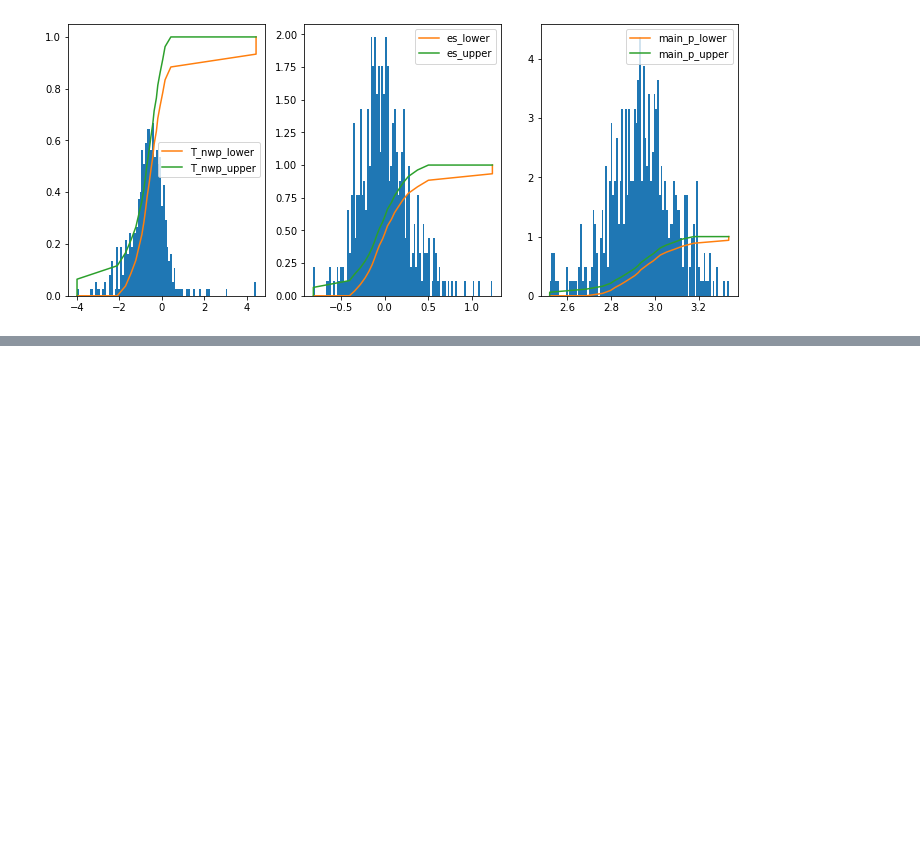
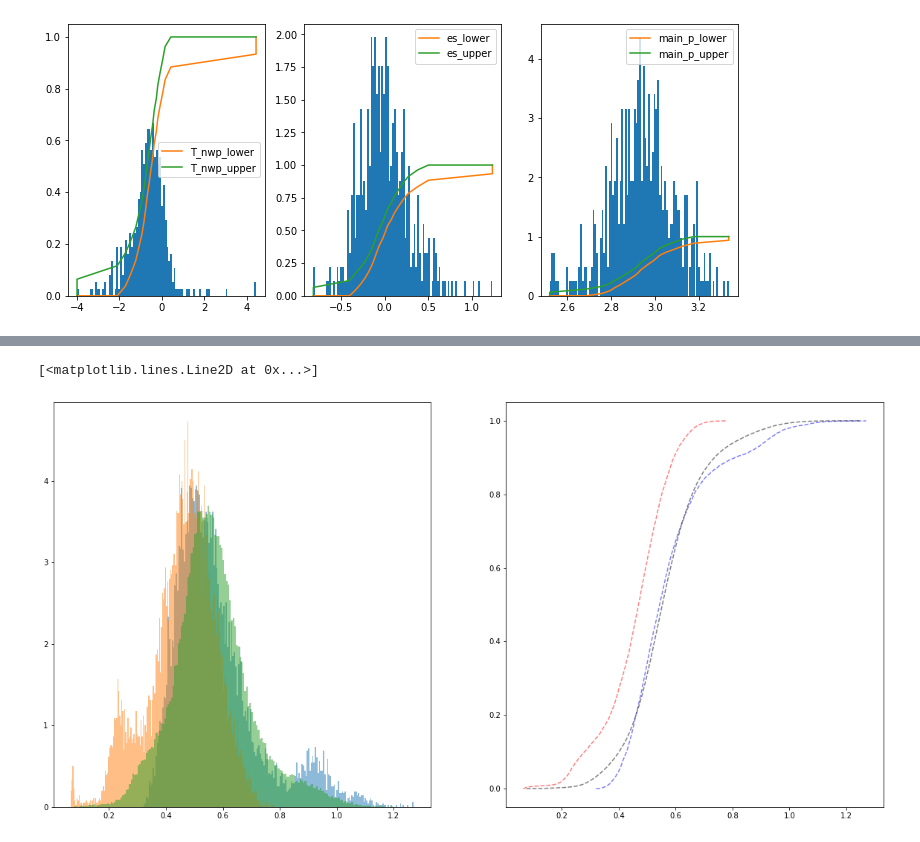
Before and after one commit to nepslor/teaching, a Jupyter notebook: TimeSeriesForecasting/decision_under_uncertainty.ipynb, the cells around one changed output, grey strips where cells are left out. Cells and saved outputs as stored; diff of their text form; code cells hidden in the pictures; blank space fills up the shorter version.

```diff
--- a/TimeSeriesForecasting/decision_under_uncertainty.ipynb
+++ b/TimeSeriesForecasting/decision_under_uncertainty.ipynb
@@ -268,0 +284,33 @@ plt.title('expected equivalent activation hours');
+# %%
+class GeneralizedUncertaintyPropagation:
+  def __init__(self, boundary_samplers, model):
+    self.boundary_samplers = boundary_samplers
+    self.model = model
+
+  def sample(self, n_samples, n_inner_samples):
+    seeds = np.random.rand(n_samples)
+    pdf_out_min, pdf_out_max = np.zeros(n_samples), np.zeros(n_samples)
+    for i, seed in enumerate(seeds):
+      inner_samples = {}
+      for name, bs in self.boundary_samplers.items():
+        inner_samples[name] = bs.sample(1, n_inner_samples=n_inner_samples)
+      inner_res = self.model(**inner_samples)
+      pdf_out_min[i] = np.max(inner_res)
+      pdf_out_max[i] = np.min(inner_res)
+    return pdf_out_min, pdf_out_max
+
+gup = GeneralizedUncertaintyPropagation({'t_error':T_sampler, 'es_error': es_sampler, 'p_hp': p_sampler}, partial(activation_time, es_function=partial(es_fun, res_robust.x), t_ref=10))
+pdf_min, pdf_max = gup.sample(10000, n_inner_samples=100000)
+# %%
+fig, ax = plt.subplots(1, 2, figsize=(20, 10))
+ax[0].hist(pdf_min, bins=n_bins, alpha=0.5, density=True);
+ax[0].hist(pdf_max, bins=n_bins, alpha=0.5, density=True);
+ax[0].hist(a_10, bins=n_bins, label='Text = {}'.format(T_low), alpha=0.5, density=True);
+
+
+ax[1].plot(np.sort(pdf_min), np.linspace(0, 1, len(pdf_min), endpoint=False), '--b', alpha=0.5, label='Upper CDF (T=10)')
+ax[1].plot(np.sort(pdf_max), np.linspace(0, 1, len(pdf_max), endpoint=False), '--r', alpha=0.5, label='Upper CDF (T=10)')
+ax[1].plot(np.sort(a_10), np.linspace(0, 1, len(a_10), endpoint=False), '--k', alpha=0.5, label='Upper CDF (T=10)')
+# %% [output]
+[<matplotlib.lines.Line2D at 0x...>]
+[figure, added]
```
Also changed, not shown: parts of 4 cells of this notebook.
